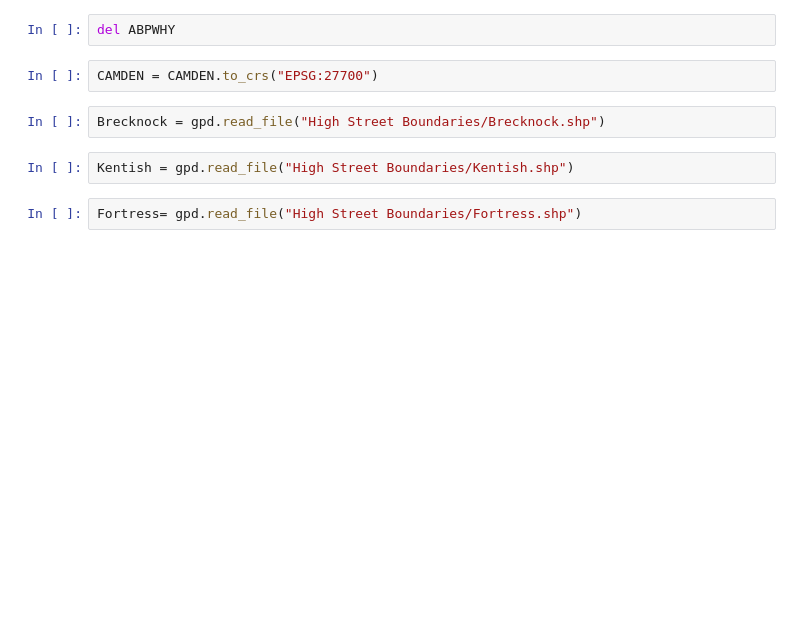
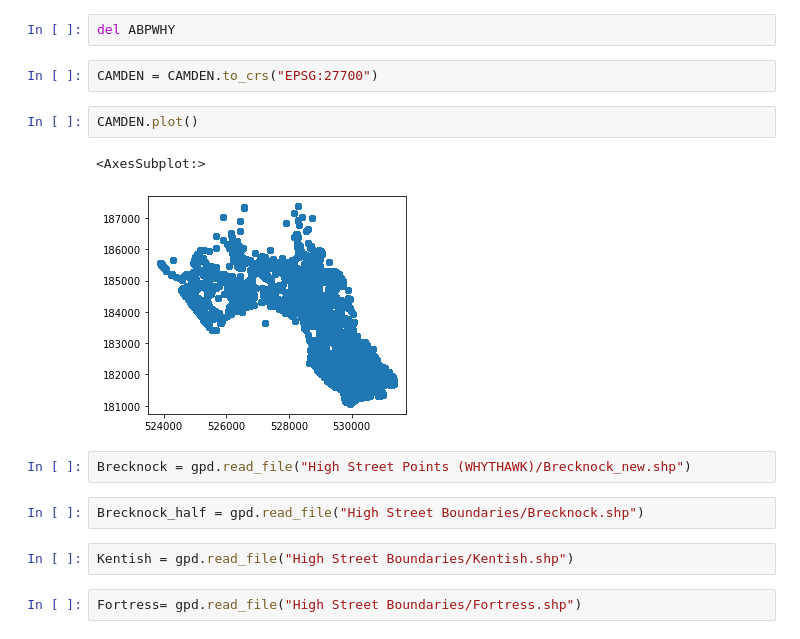
Before and after one commit to christinabotros/Camden-High-Street-Analysis, a Jupyter notebook: 5.1. Re-shaping Whythawk for Profiling.ipynb, the cells around one changed output. Saved outputs shown, nothing was run; the diff lists cells and outputs as text; blank space fills up the shorter version.

```diff
--- a/5.1. Re-shaping Whythawk for Profiling.ipynb
+++ b/5.1. Re-shaping Whythawk for Profiling.ipynb
@@ -97,8 +97,15 @@ CAMDEN = gpd.GeoDataFrame(ABPWHY, geometry = gpd.points_from_xy(ABPWHY['V11'], A
 del ABPWHY
 # %%
 CAMDEN = CAMDEN.to_crs("EPSG:27700")
+# %%
+CAMDEN.plot()
+# %% [output]
+<AxesSubplot:>
+[figure, added]
+# %%
+Brecknock = gpd.read_file("High Street Points (WHYTHAWK)/Brecknock_new.shp")
 # %%
-Brecknock = gpd.read_file("High Street Boundaries/Brecknock.shp")
+Brecknock_half = gpd.read_file("High Street Boundaries/Brecknock.shp")
 # %%
 Kentish = gpd.read_file("High Street Boundaries/Kentish.shp")
 # %%
```
Also changed, not shown: parts of 26 cells of this notebook, 6 other files.
